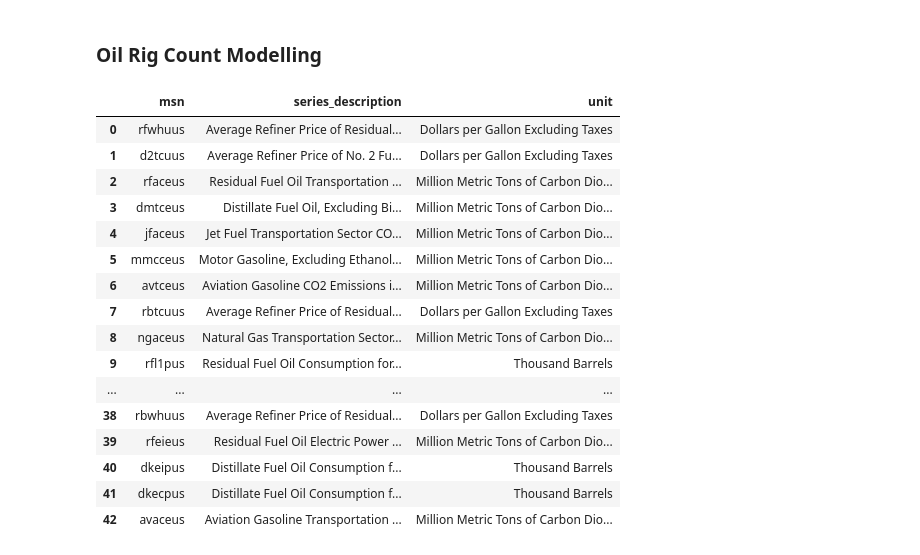
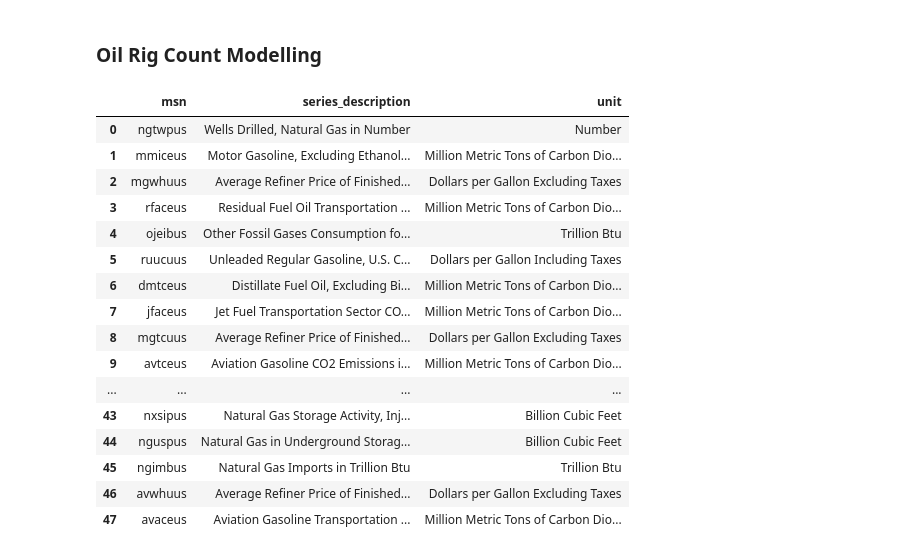
Before and after one commit to asumag4/energy_analytics, a Jupyter notebook: notebooks/data_modelling_ARIMA.ipynb, the cells around one changed output. Cells and saved outputs as stored; diff of their text form; code cells hidden in the pictures.

```diff
--- a/notebooks/data_modelling_ARIMA.ipynb
+++ b/notebooks/data_modelling_ARIMA.ipynb
@@ -105,6 +110,9 @@ ml_oil_set = ml_oil_set.to_df().set_index("period")
 # %%
-ml_gas_set = conn.sql("""
-    SELECT * FROM pg.silver.t_gas_ml_set
+gas_ml_set = conn.sql("""
+    SELECT
+        *
+    FROM pg.silver.t_gas_ml_set
+    ORDER BY period ASC;
 """)
 
-ml_gas_set = ml_gas_set.to_df().set_index("period")
+gas_ml_set = gas_ml_set.to_df().set_index("period")
@@ -118,33 +127,33 @@ nobs = 12
 # %%
 # What are the attributes of the dataset?
-series_mapping_oil = conn.sql(f"""
+series_mapping_gas = conn.sql(f"""
     SELECT
         LOWER(msn) AS msn
         ,series_description
         ,unit
     FROM pg.silver.v_total_energy_series
-    WHERE msn IN ({", ".join([f"'{col.upper()}'" for col in ml_oil_set.columns])})
+    WHERE msn IN ({", ".join([f"'{col.upper()}'" for col in gas_ml_set.columns])})
     """)
 
-display(series_mapping_oil.df())
+display(series_mapping_gas.df())
 # %% [output]
 |  | msn | series_description | unit |
-| 0 | rfwhuus | Average Refiner Price of Residual... | Dollars per Gallon Excluding Taxes |
-| 1 | d2tcuus | Average Refiner Price of No. 2 Fu... | Dollars per Gallon Excluding Taxes |
-| 2 | rfaceus | Residual Fuel Oil Transportation ... | Million Metric Tons of Carbon Dio... |
-| 3 | dmtceus | Distillate Fuel Oil, Excluding Bi... | Million Metric Tons of Carbon Dio... |
-| 4 | jfaceus | Jet Fuel Transportation Sector CO... | Million Metric Tons of Carbon Dio... |
-| 5 | mmcceus | Motor Gasoline, Excluding Ethanol... | Million Metric Tons of Carbon Dio... |
-| 6 | avtceus | Aviation Gasoline CO2 Emissions i... | Million Metric Tons of Carbon Dio... |
-| 7 | rbtcuus | Average Refiner Price of Residual... | Dollars per Gallon Excluding Taxes |
-| 8 | ngaceus | Natural Gas Transportation Sector... | Million Metric Tons of Carbon Dio... |
-| 9 | rfl1pus | Residual Fuel Oil Consumption for... | Thousand Barrels |
+| 0 | ngtwpus | Wells Drilled, Natural Gas in Number | Number |
+| 1 | mmiceus | Motor Gasoline, Excluding Ethanol... | Million Metric Tons of Carbon Dio... |
+| 2 | mgwhuus | Average Refiner Price of Finished... | Dollars per Gallon Excluding Taxes |
+| 3 | rfaceus | Residual Fuel Oil Transportation ... | Million Metric Tons of Carbon Dio... |
+| 4 | ojeibus | Other Fossil Gases Consumption fo... | Trillion Btu |
+| 5 | ruucuus | Unleaded Regular Gasoline, U.S. C... | Dollars per Gallon Including Taxes |
+| 6 | dmtceus | Distillate Fuel Oil, Excluding Bi... | Million Metric Tons of Carbon Dio... |
+| 7 | jfaceus | Jet Fuel Transportation Sector CO... | Million Metric Tons of Carbon Dio... |
+| 8 | mgtcuus | Average Refiner Price of Finished... | Dollars per Gallon Excluding Taxes |
+| 9 | avtceus | Aviation Gasoline CO2 Emissions i... | Million Metric Tons of Carbon Dio... |
 | ... | ... | ... | ... |
-| 38 | rbwhuus | Average Refiner Price of Residual... | Dollars per Gallon Excluding Taxes |
-| 39 | rfeieus | Residual Fuel Oil Electric Power ... | Million Metric Tons of Carbon Dio... |
-| 40 | dkeipus | Distillate Fuel Oil Consumption f... | Thousand Barrels |
-| 41 | dkecpus | Distillate Fuel Oil Consumption f... | Thousand Barrels |
-| 42 | avaceus | Aviation Gasoline Transportation ... | Million Metric Tons of Carbon Dio... |
+| 43 | nxsipus | Natural Gas Storage Activity, Inj... | Billion Cubic Feet |
+| 44 | nguspus | Natural Gas in Underground Storag... | Billion Cubic Feet |
+| 45 | ngimbus | Natural Gas Imports in Trillion Btu | Trillion Btu |
+| 46 | avwhuus | Average Refiner Price of Finished... | Dollars per Gallon Excluding Taxes |
+| 47 | avaceus | Aviation Gasoline Transportation ... | Million Metric Tons of Carbon Dio... |
 # %%
 # Number of observations
 nobs = 12 # For 12 months?
```
Also changed, not shown: parts of 33 cells of this notebook, 2 other files.
